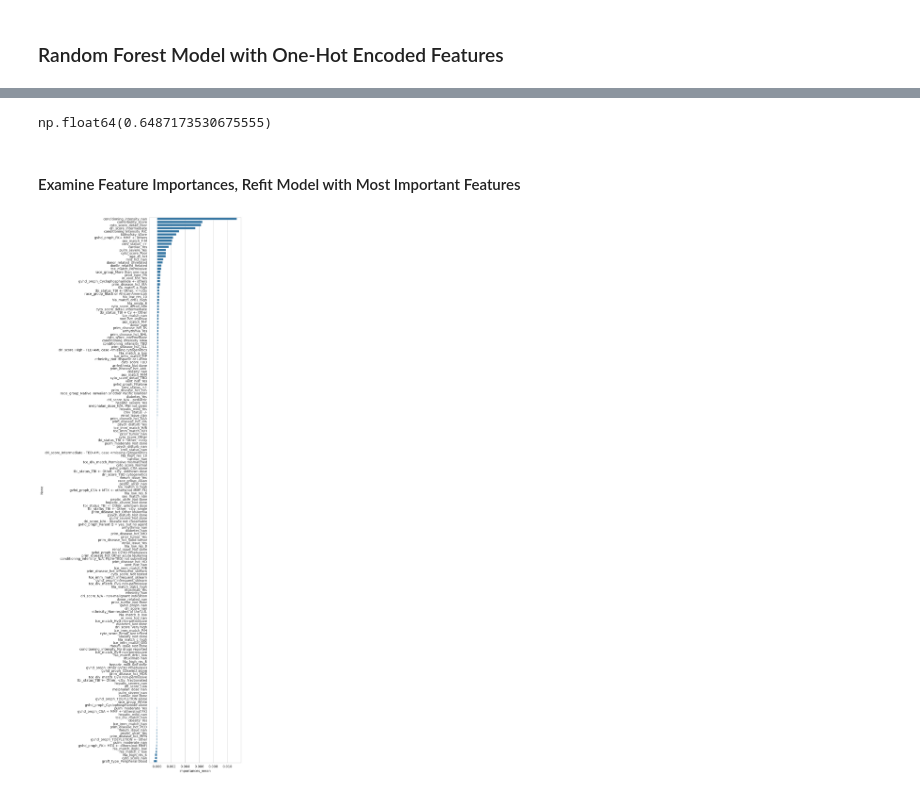
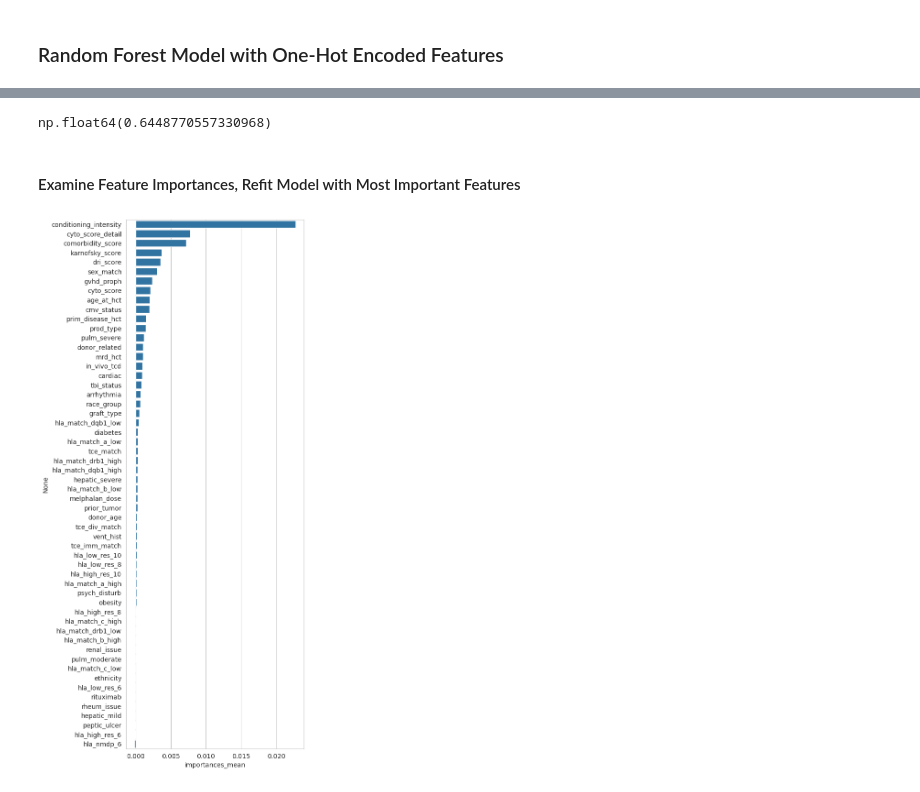
Before and after one commit to RuiboZhang98/CIBMTR_post_hct_survival, a Jupyter notebook: scripts/survival_forest_experiments.ipynb, the cells around one changed output, grey strips where cells are left out. Drawn from its saved outputs; the diff is of its cells as text; code cells hidden in the pictures.

```diff
--- a/scripts/survival_forest_experiments.ipynb
+++ b/scripts/survival_forest_experiments.ipynb
@@ -35,31 +35,0 @@ hct_df = hct_df.drop(columns=['year_hct'])
-# %%
-# Use one-hot encoding to encode categorical columns.
-# The min_frequency option will bin very rare values
-# of each categorical variable into a new
-# 'infrequent' category.
-# The minimum frequency of 0.001 corresponds to a
-# minimum of roughly 20 training samples.
-
-cat_cols = list(hct_df.select_dtypes(include='O').columns)
-
-encoder = ColumnTransformer(
-    [
-        ('one_hot',
-         OneHotEncoder(drop='first',
-                       min_frequency=0.001,
-                       handle_unknown='ignore',
-                       ),
-        cat_cols
-        ),
-    ],
-    sparse_threshold=0,
-    remainder='passthrough',
-    verbose_feature_names_out=False,
-    force_int_remainder_cols=False
-    )
-
-# Drop the ID column, which should not be used
-# in prediction.
-# We keep it in hct_df above, because it may
-# be needed for the custom score function.
-df_enc = pd.DataFrame(encoder.fit_transform(hct_df), columns=encoder.get_feature_names_out()).drop("ID", axis=1)
@@ -69,11 +75,11 @@ df_enc = pd.DataFrame(encoder.fit_transform(hct_df), columns=encoder.get_feature
 from sksurv.util import Surv
 
 # Encode targets in a way that is compatible with scikit-survival
-outcomes = Surv.from_arrays(event = df_enc['efs'].astype('bool'), time = df_enc['efs_time'])
+outcomes = Surv.from_arrays(event = df_proc['efs'].astype('bool'), time = df_proc['efs_time'])
 
 # Create dataframe of features
-feat_names = df_enc.columns[:-2]
-features = df_enc[feat_names]
+feat_names = df_proc.columns[:-2]
+features = df_proc[feat_names]
 # %%
 # Split training data further into test and train,
 # to get a first pass at seeing how well the model generalizes
@@ -89,3 +88,3 @@ rsf = RandomSurvivalForest(max_depth=10, n_jobs=-1, low_memory=True)
 # %%
-rsf.fit(X_train, y_train)
+pipeline.fit(X_train, y_train)
 # %% [output]
@@ -93,13 +108,14 @@ RandomSurvivalForest(low_memory=True, max_depth=10, n_jobs=-1)
 # %%
-rsf.score(X_test, y_test)
+pipeline.score(X_test, y_test)
 # %% [output]
-np.float64(0.6487173530675555)
+np.float64(0.6448770557330968)
 # %% [markdown]
 #### Examine Feature Importances, Refit Model with Most Important Features
 # %%
 from sklearn.inspection import permutation_importance
+rf = pipeline.named_steps['rf']
 
-result = permutation_importance(rsf, X_test, y_test, n_repeats=5, random_state=47)
+result = permutation_importance(pipeline, X_test, y_test, n_repeats=5, random_state=47)
 # %%
 importances = pd.DataFrame(
     {
@@ -113,9 +129,9 @@ importances = pd.DataFrame(
 ).sort_values(by="importances_mean", ascending=False)
 # %%
 import seaborn as sns
-plt.figure(figsize=(5, 30))
+plt.figure(figsize=(5, 15))
 sns.barplot(x = importances['importances_mean'], y=importances.index)
 plt.show()
 # %% [output]
-[figure, old version]
+[figure, new version]
 # %%
```
Also changed, not shown: parts of 26 cells of this notebook, 3 other files.
